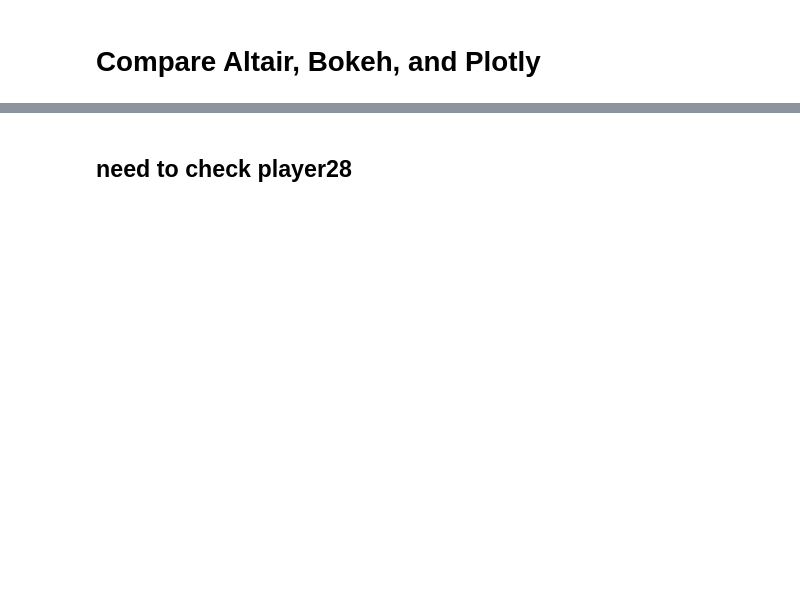
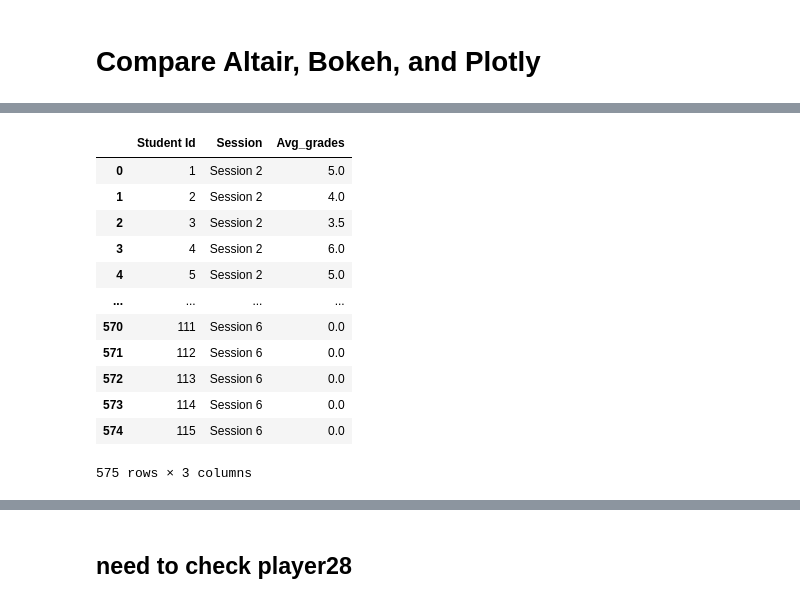
Before and after one commit to EPM-LearningAnalytics/epm, a Jupyter notebook: Analysis/Visualization_Packages_Meredith.ipynb, the cells around one changed output, grey strips where cells are left out. Saved outputs shown, nothing was run; the diff lists cells and outputs as text; code cells hidden in the pictures; blank space fills up the shorter version.

```diff
--- a/Analysis/Visualization_Packages_Meredith.ipynb
+++ b/Analysis/Visualization_Packages_Meredith.ipynb
@@ -6,0 +8,2 @@ import altair as alt
+# %%
+mid_grades = pd.read_excel('../EPM_dataset/Data/intermediate_grades.xlsx')
@@ -6,0 +35,22 @@ import altair as alt
+# %%
+mid_std = pd.melt(mid_grades, id_vars='Student Id',
+                  value_vars=['Session 2', 'Session 3',
+                              'Session 4', 'Session 5',
+                              'Session 6'])
+# %%
+mid_std.columns = ['Student Id', 'Session', 'Avg_grades']
+mid_std
+# %% [output]
+|  | Student Id | Session | Avg_grades |
+| 0 | 1 | Session 2 | 5.0 |
+| 1 | 2 | Session 2 | 4.0 |
+| 2 | 3 | Session 2 | 3.5 |
+| 3 | 4 | Session 2 | 6.0 |
+| 4 | 5 | Session 2 | 5.0 |
+| ... | ... | ... | ... |
+| 570 | 111 | Session 6 | 0.0 |
+| 571 | 112 | Session 6 | 0.0 |
+| 572 | 113 | Session 6 | 0.0 |
+| 573 | 114 | Session 6 | 0.0 |
+| 574 | 115 | Session 6 | 0.0 |
+575 rows × 3 columns
```
Also changed, not shown: parts of 13 cells of this notebook, 16 other files.
